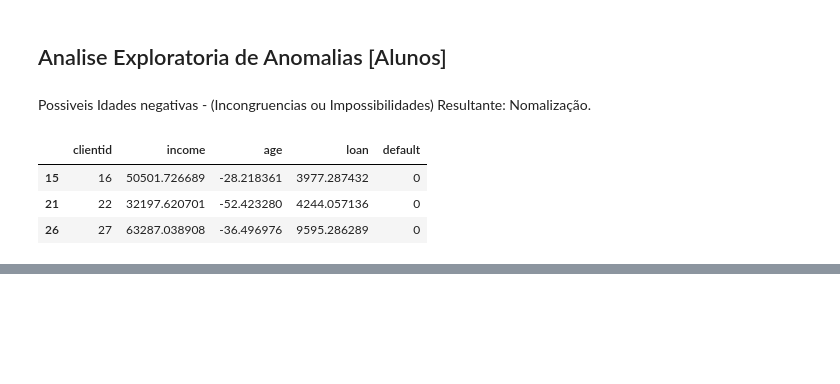
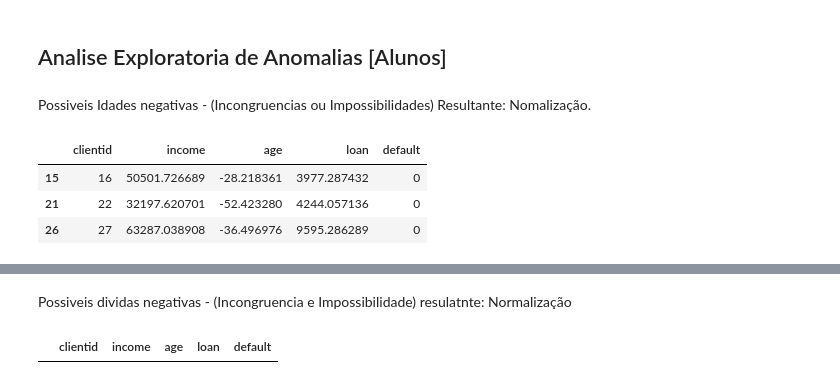
Before and after one commit to LuizGustavoReis/am-t4-s1a2026, a Jupyter notebook: aula0407_amt4.ipynb, the cells around one changed output, grey strips where cells are left out. Saved outputs shown, nothing was run; the diff lists cells and outputs as text; code cells hidden in the pictures; blank space fills up the shorter version.

```diff
--- a/aula0407_amt4.ipynb
+++ b/aula0407_amt4.ipynb
@@ -63,0 +89,6 @@ base_credit.loc[base_credit['age'] < 0]
+# %% [markdown]
+Possiveis dividas negativas - (Incongruencia e Impossibilidade) resulatnte: Normalização
+# %%
+base_credit.loc[base_credit['loan'] < 0]
+# %% [output]
+|  | clientid | income | age | loan | default |
```
Also changed, not shown: parts of 5 cells of this notebook.
